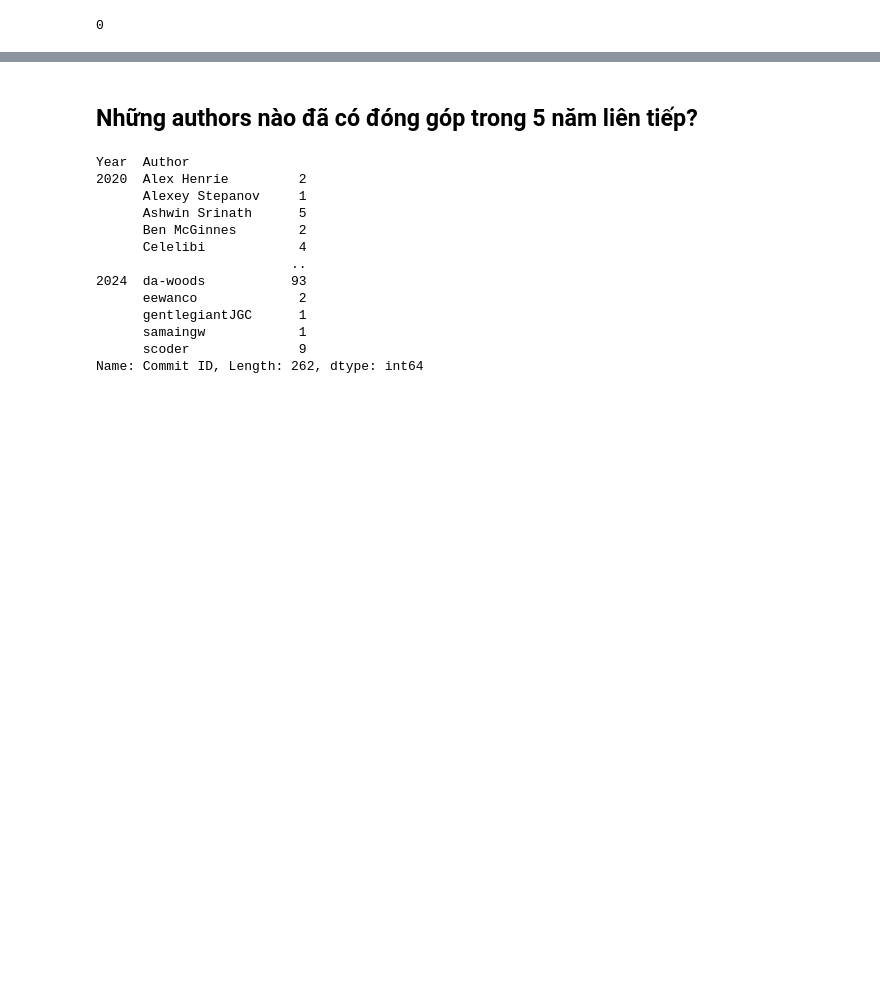
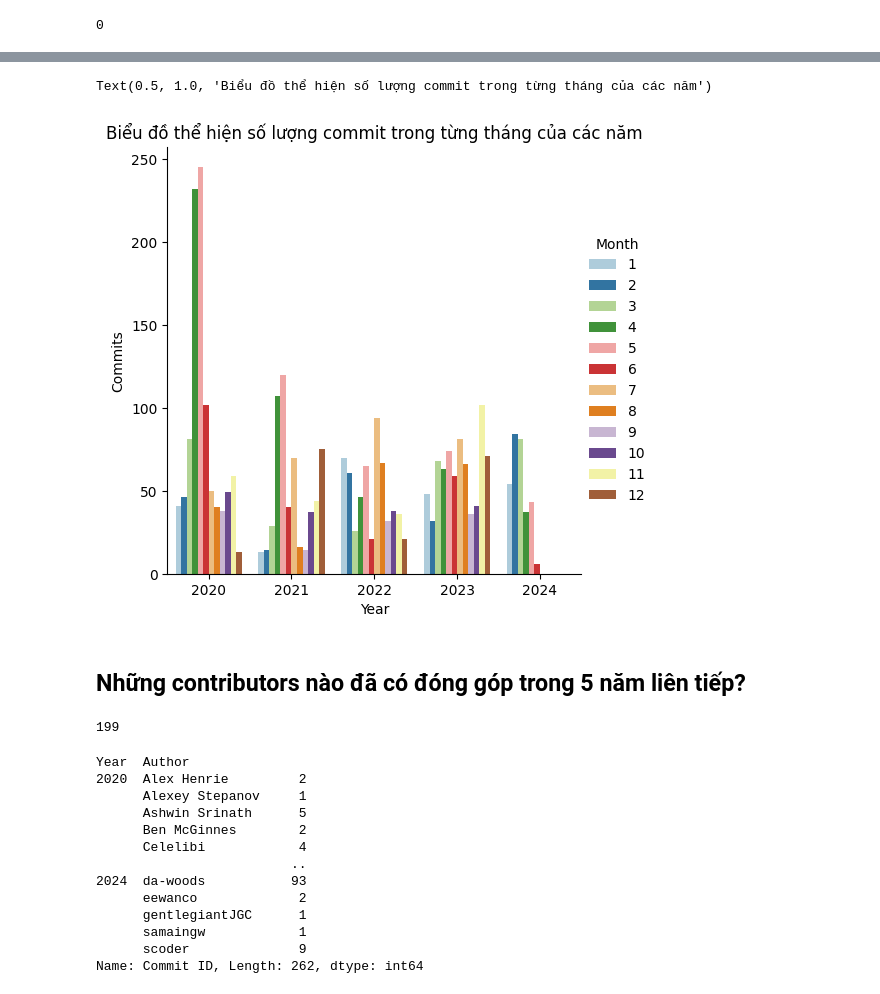
Before and after one commit to abcdSayHi1907/Github-repository-analysis-project, a Jupyter notebook: Data Analysis.ipynb, the cells around one changed output, grey strips where cells are left out. Drawn from its saved outputs; the diff is of its cells as text; code cells hidden in the pictures; blank space fills up the shorter version.

```diff
--- a/Data Analysis.ipynb
+++ b/Data Analysis.ipynb
@@ -101,3 +104,14 @@ plt.plot( x_year, y_commits, marker='o', linestyle='-')
+# %%
+sns.catplot(data=commit_12month, x ='Year', y ='Commits', hue ='Month', kind ='bar', legend ='full', palette="Paired")
+plt.title('Biểu đồ thể hiện số lượng commit trong từng tháng của các năm')
+# %% [output]
+Text(0.5, 1.0, 'Biểu đồ thể hiện số lượng commit trong từng tháng của các năm')
+[figure, added]
 # %% [markdown]
-## Những authors nào đã có đóng góp trong 5 năm liên tiếp?
+## Những contributors nào đã có đóng góp trong 5 năm liên tiếp?
+# %%
+# Number of contributors
+len(df.groupby('Author').count())
+# %% [output]
+199
 # %%
```
Also changed, not shown: parts of 25 cells of this notebook.
